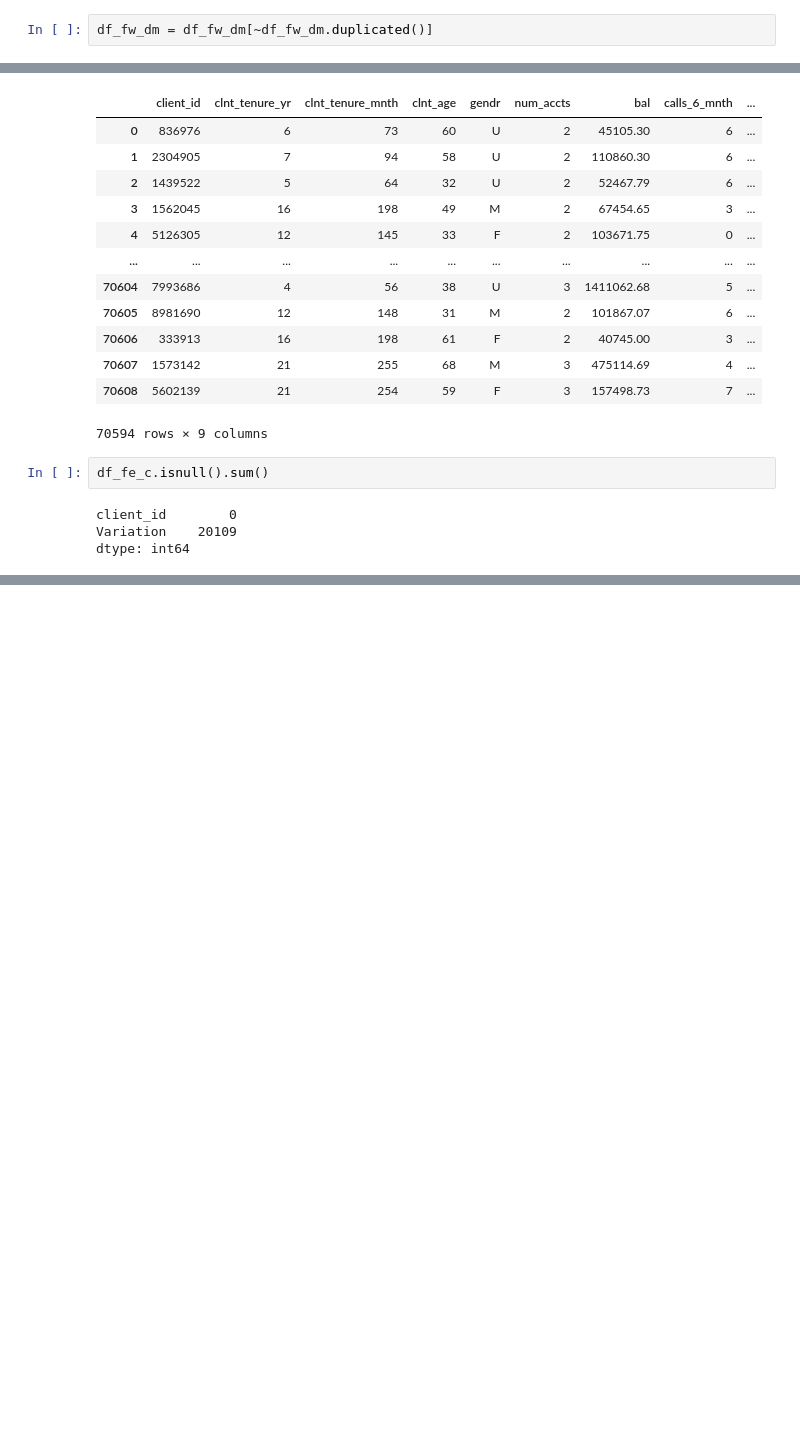
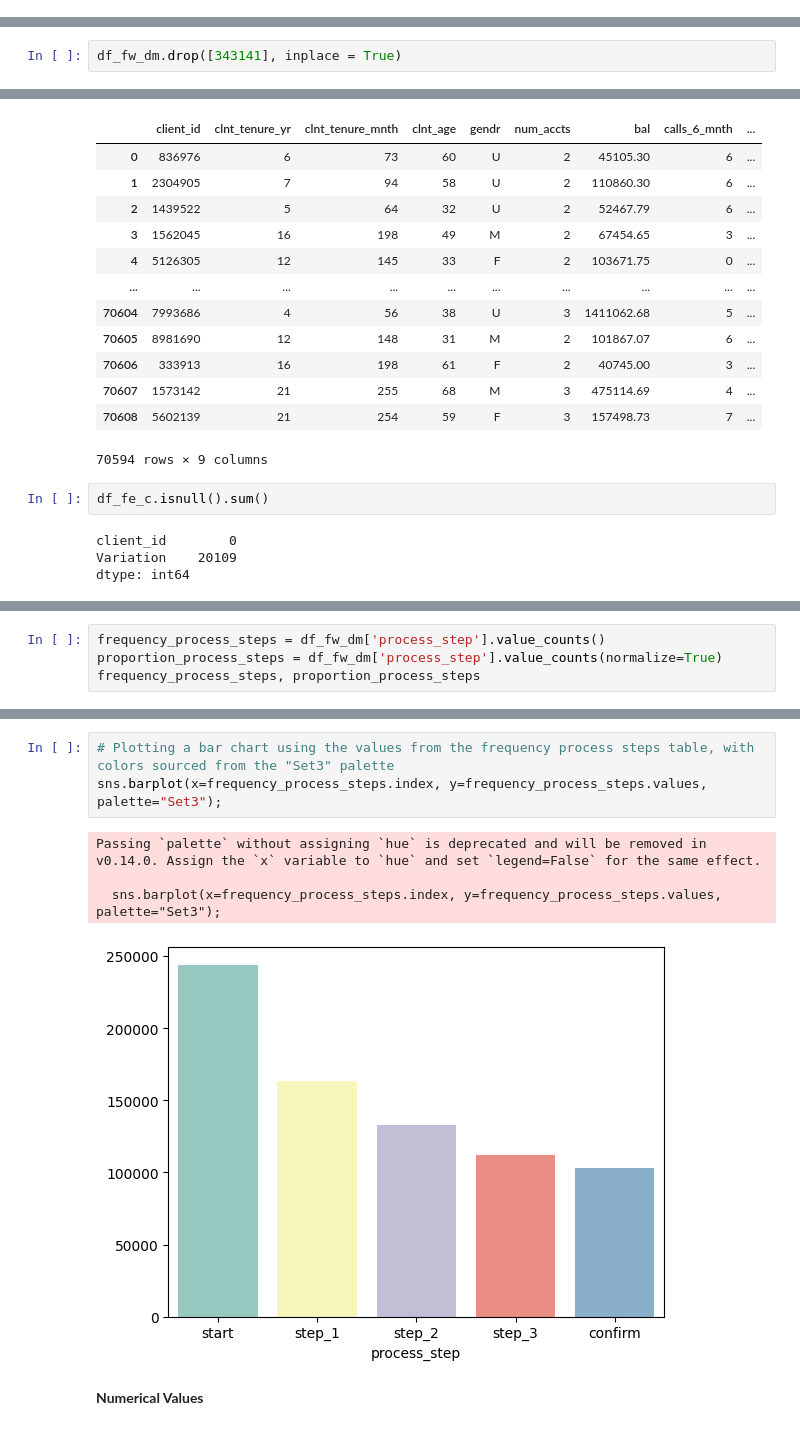
Before and after one commit to bfranx62/Ironhack-EDA-Project, a Jupyter notebook: main.ipynb, the cells around one changed output, grey strips where cells are left out. Cells and saved outputs as stored; diff of their text form; blank space fills up the shorter version.

```diff
--- a/main.ipynb
+++ b/main.ipynb
@@ -111,8 +76,6 @@ visit_id        0
 process_step    0
 date_time       0
 dtype: int64
-# %%
-df_fw_dm = df_fw_dm[~df_fw_dm.duplicated()]
 # %%
 df_fw_dm
 # %% [output]
@@ -132,3 +95,5 @@ df_fw_dm
+# %%
+df_fw_dm.drop([343141], inplace = True)
 # %%
 # use this to change the scientific notation
 pd.set_option('display.float_format', '{:.2f}'.format)
@@ -219,0 +217,4 @@ df_fe_c.describe(include = 'all')
+# %%
+frequency_process_steps = df_fw_dm['process_step'].value_counts()
+proportion_process_steps = df_fw_dm['process_step'].value_counts(normalize=True)
+frequency_process_steps, proportion_process_steps
@@ -219,0 +252,10 @@ df_fe_c.describe(include = 'all')
+# %%
+# Plotting a bar chart using the values from the frequency process steps table, with colors sourced from the "Set3" palette
+sns.barplot(x=frequency_process_steps.index, y=frequency_process_steps.values, palette="Set3");
+# %% [output]
+Passing `palette` without assigning `hue` is deprecated and will be removed in v0.14.0. Assign the `x` variable to `hue` and set `legend=False` for the same effect.
+
+  sns.barplot(x=frequency_process_steps.index, y=frequency_process_steps.values, palette="Set3");
+[figure, added]
+# %% [markdown]
+**Numerical Values**
```
Also changed, not shown: parts of 30 cells of this notebook.
